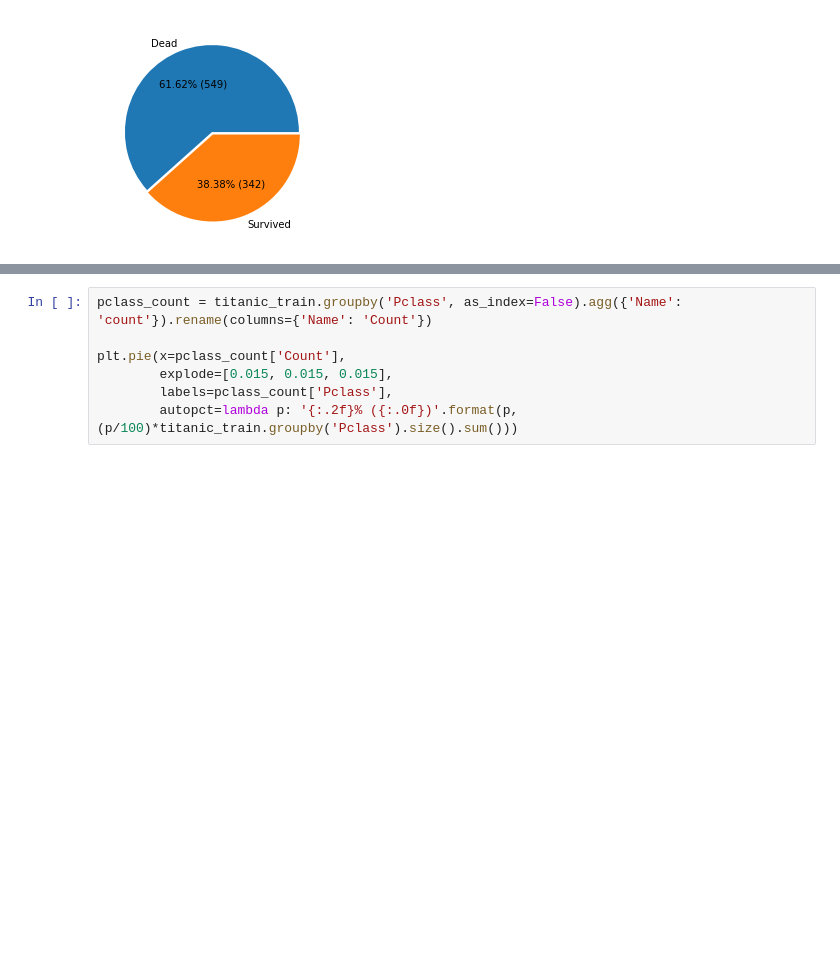
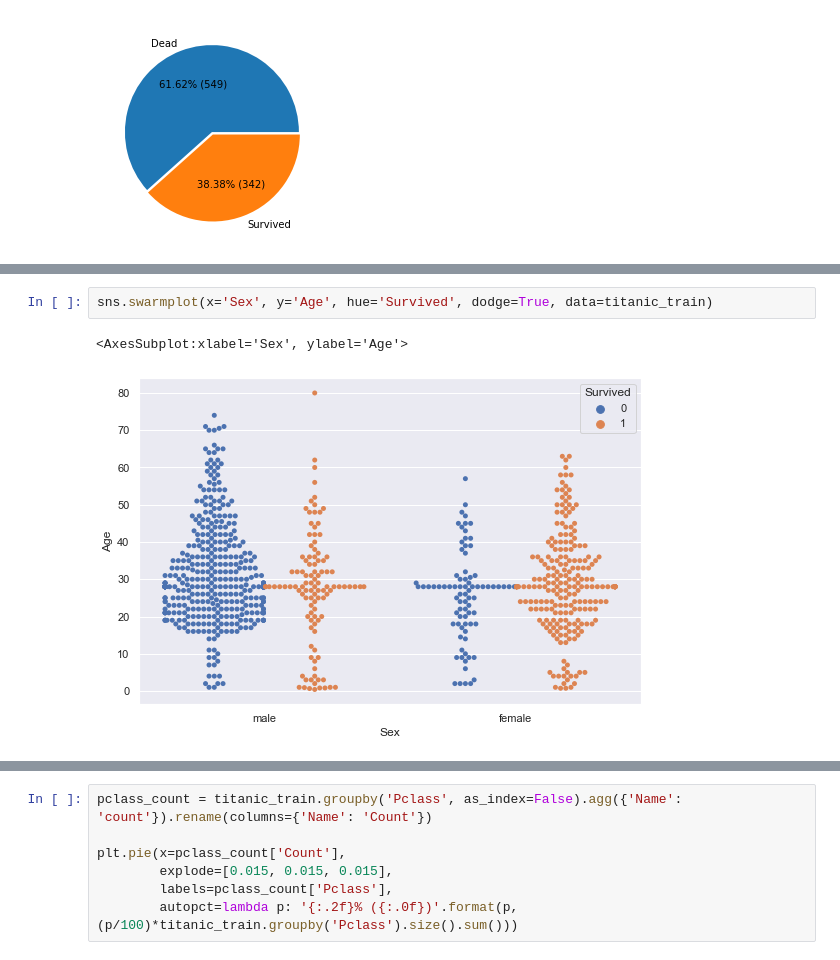
Before and after one commit to Porpoising/home_tasks, a Jupyter notebook: Pets/titanic/EDA.ipynb, the cells around one changed output, grey strips where cells are left out. Saved outputs shown, nothing was run; the diff lists cells and outputs as text; blank space fills up the shorter version.

```diff
--- a/Pets/titanic/EDA.ipynb
+++ b/Pets/titanic/EDA.ipynb
@@ -53,0 +87,5 @@ plt.pie(x=surv_count['Count'],
+# %%
+sns.swarmplot(x='Sex', y='Age', hue='Survived', dodge=True, data=titanic_train)
+# %% [output]
+<AxesSubplot:xlabel='Sex', ylabel='Age'>
+[figure, added]
```
Also changed, not shown: parts of 19 cells of this notebook.
